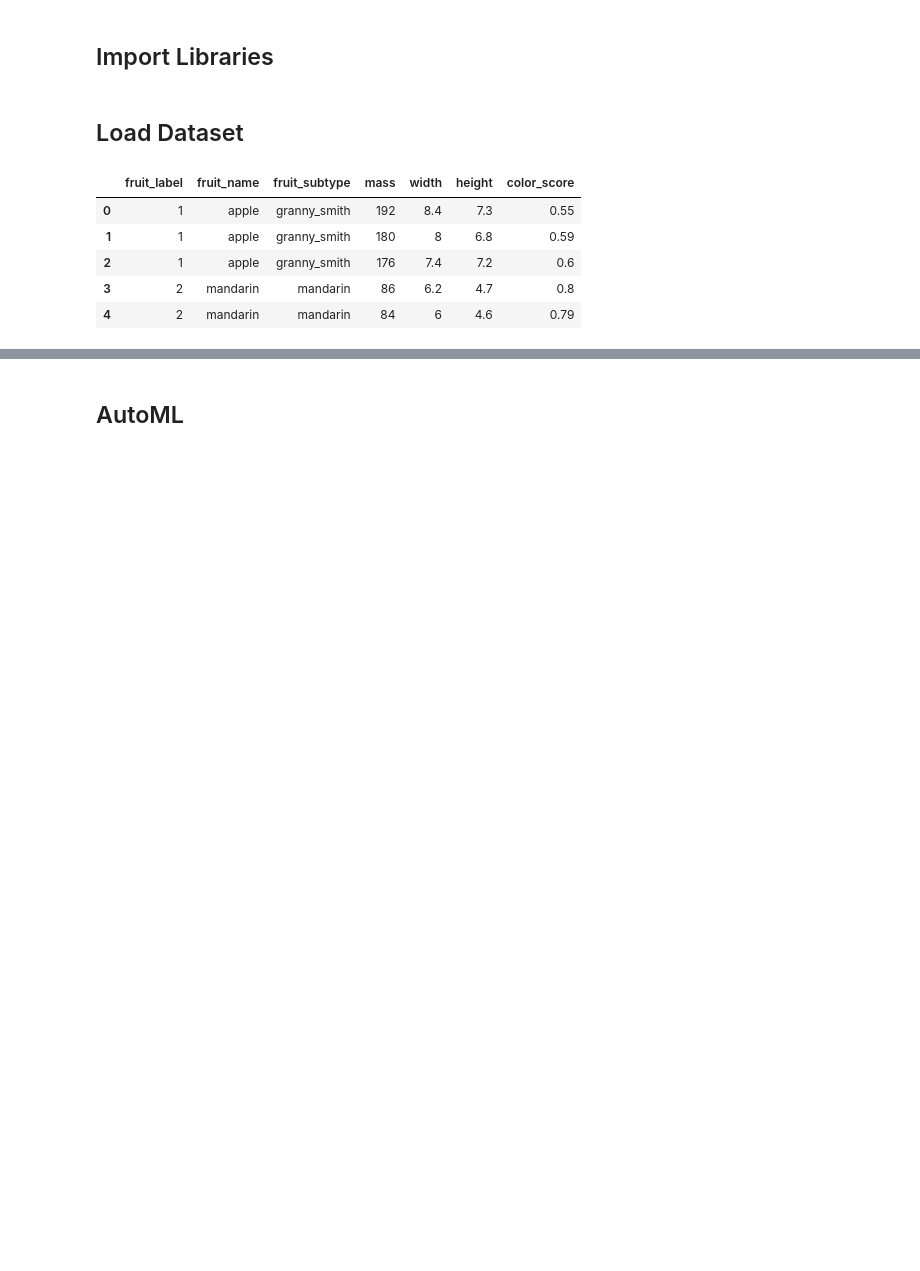
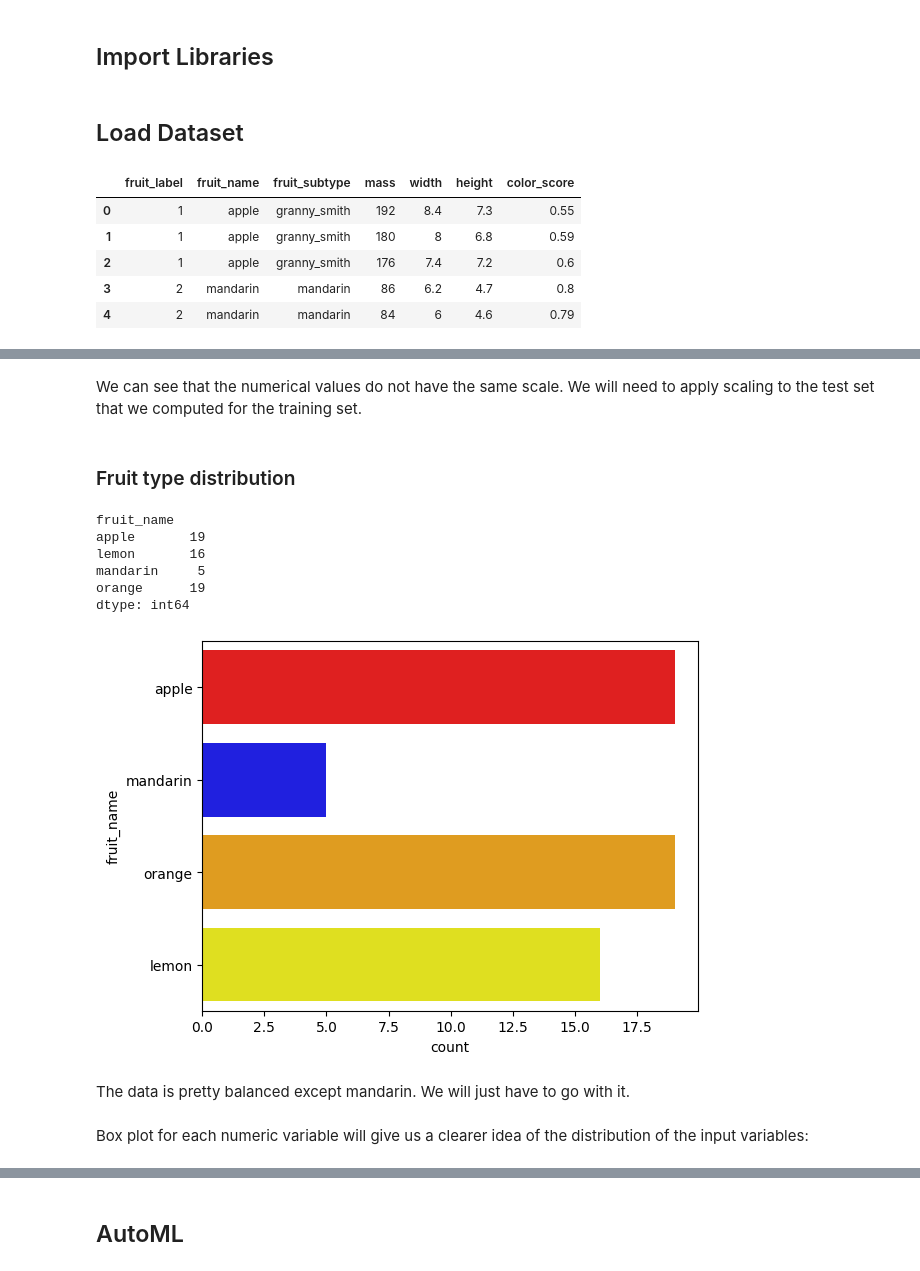
Before and after one commit to EnzoAlto/AIM_Sharing, a Jupyter notebook: wk45_ML1_HW3/ML1_HW3_Migs.ipynb, the cells around one changed output, grey strips where cells are left out. Drawn from its saved outputs; the diff is of its cells as text; code cells hidden in the pictures; blank space fills up the shorter version.

```diff
--- a/wk45_ML1_HW3/ML1_HW3_Migs.ipynb
+++ b/wk45_ML1_HW3/ML1_HW3_Migs.ipynb
@@ -46,0 +72,22 @@ Fruit_Label Mapping:
+# %% [markdown]
+We can see that the numerical values do not have the same scale. We will need to apply scaling to the test set that we computed for the training set.
+# %% [markdown]
+### Fruit type distribution
+# %%
+print(fruits.groupby('fruit_name').size())
+# %% [output]
+fruit_name
+apple       19
+lemon       16
+mandarin     5
+orange      19
+dtype: int64
+# %%
+sns.countplot(fruits['fruit_name'], palette=["red", "blue", "orange", "yellow"], label="Count")
+plt.show()
+# %% [output]
+[figure, added]
+# %% [markdown]
+The data is pretty balanced except mandarin. We will just have to go with it.
+# %% [markdown]
+Box plot for each numeric variable will give us a clearer idea of the distribution of the input variables:
```
Also changed, not shown: parts of 57 cells of this notebook, 3 other files.
